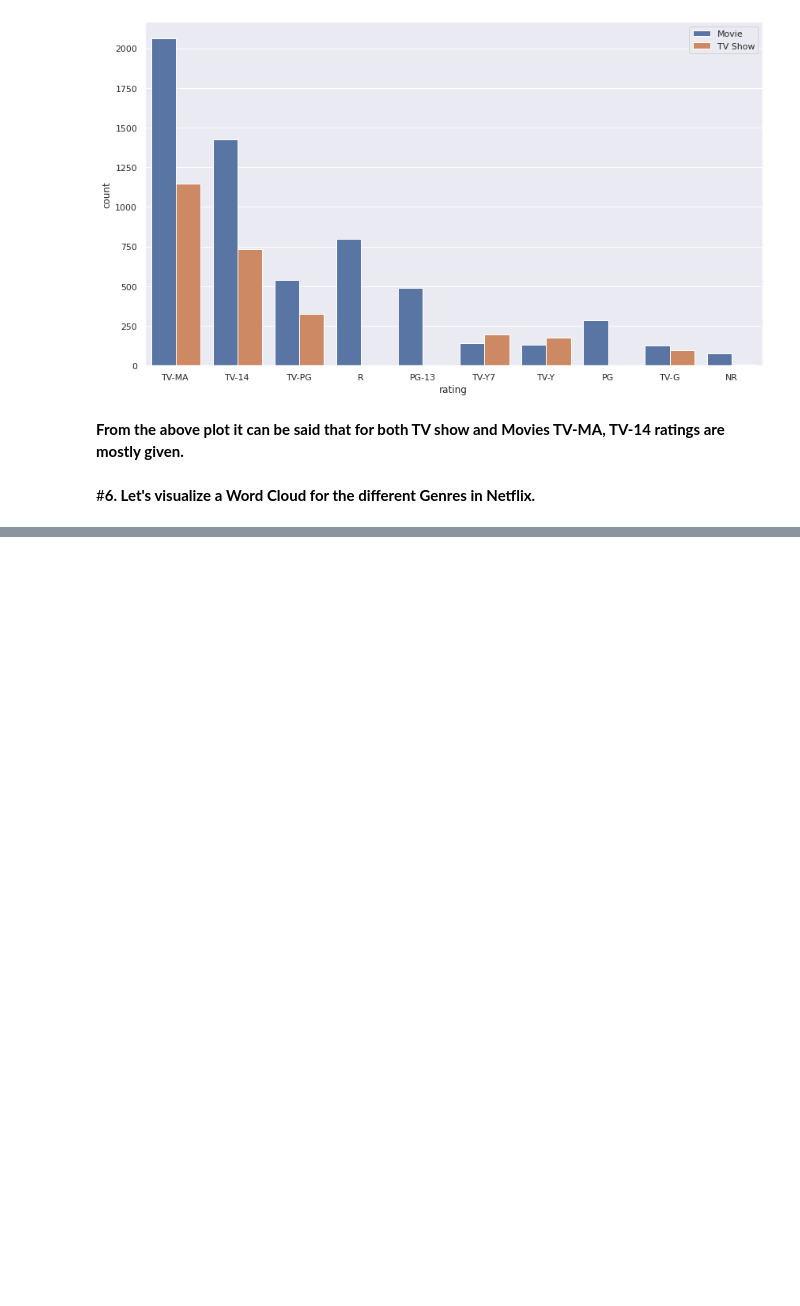
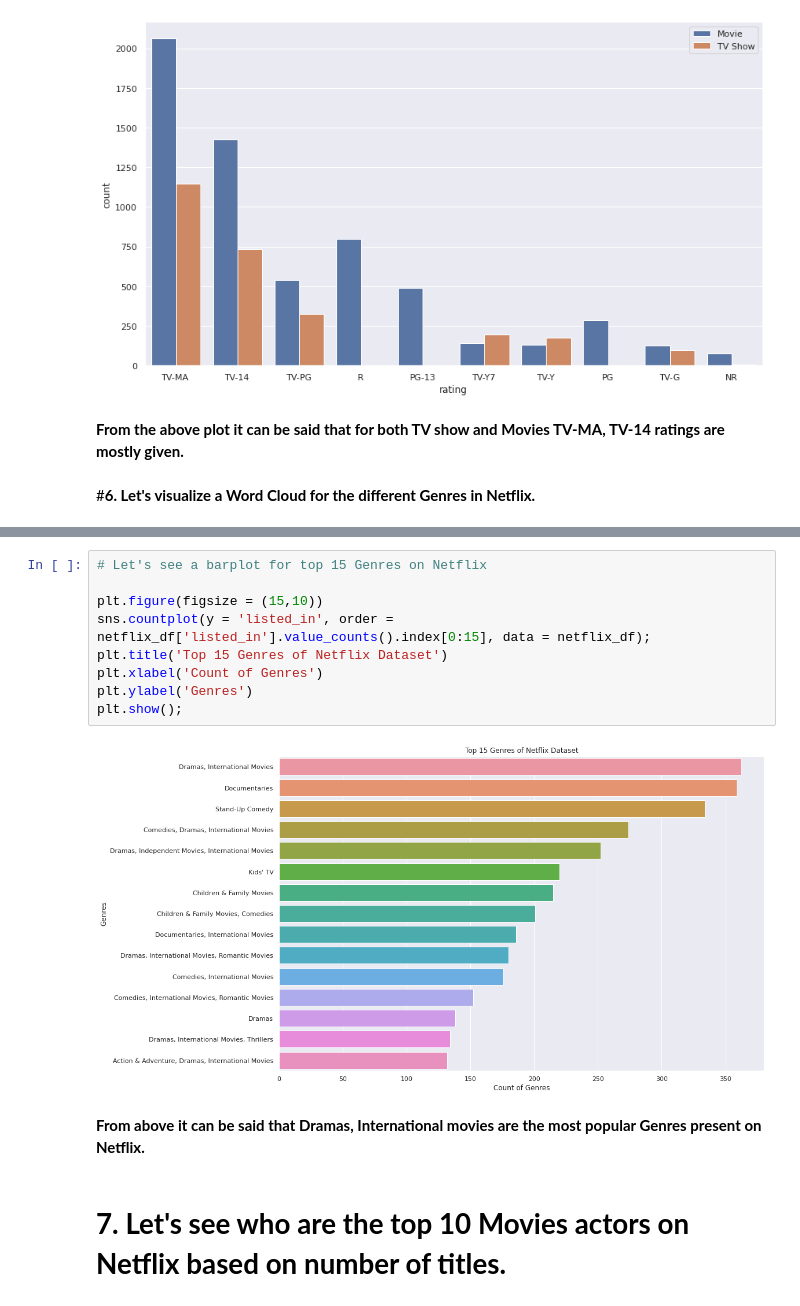
Before and after one commit to Kousikdutta1/Netflix-Shows-and-Movies-Dataset-Analysis, a Jupyter notebook: Netflix_Data_Analysis.ipynb, the cells around one changed output, grey strips where cells are left out. Cells and saved outputs as stored; diff of their text form; blank space fills up the shorter version.

Commit message:
sixth commit Netflix_dataset

```diff
--- a/Netflix_Data_Analysis.ipynb
+++ b/Netflix_Data_Analysis.ipynb
@@ -732,0 +733,15 @@ plt.show();
+# %%
+# Let's see a barplot for top 15 Genres on Netflix
+
+plt.figure(figsize = (15,10))
+sns.countplot(y = 'listed_in', order = netflix_df['listed_in'].value_counts().index[0:15], data = netflix_df);
+plt.title('Top 15 Genres of Netflix Dataset')
+plt.xlabel('Count of Genres')
+plt.ylabel('Genres')
+plt.show();
+# %% [output]
+[figure, added]
+# %% [markdown]
+**From above it can be said that Dramas, International movies are the most popular Genres present on Netflix.**
+# %% [markdown]
+# **7. Let's see who are the top 10 Movies actors on Netflix based on number of titles.**
```
Also changed, not shown: parts of 6 cells of this notebook.
